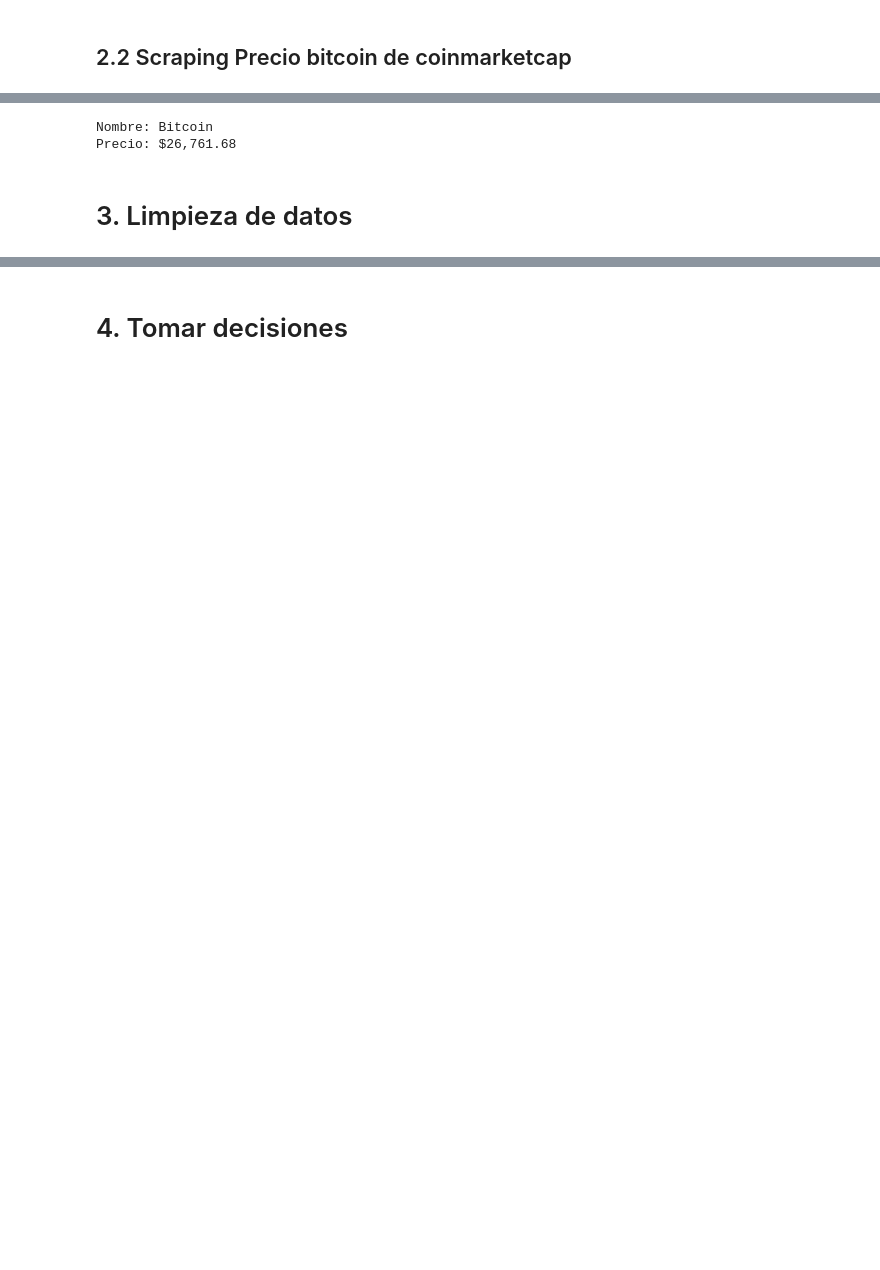
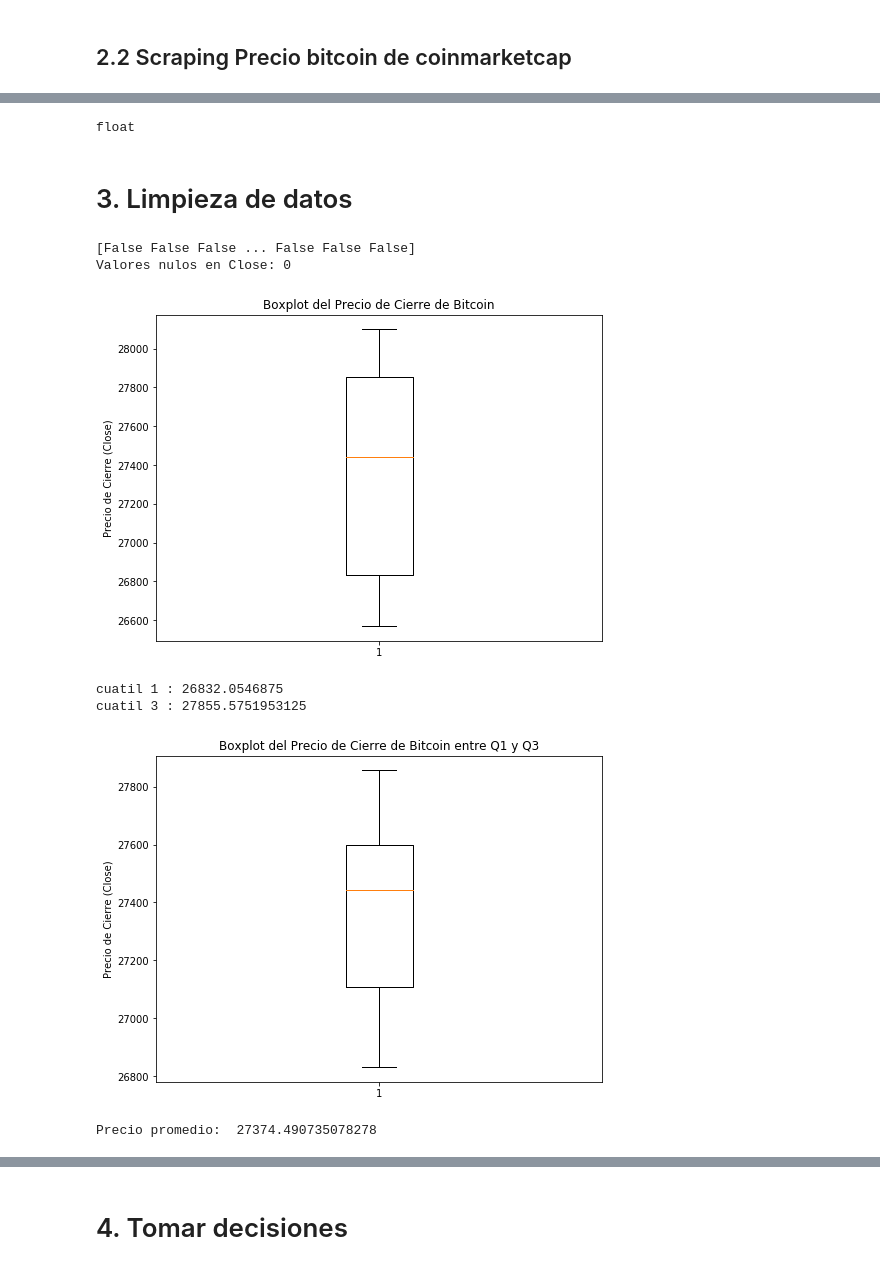
Before and after one commit to Danielvillarreal1/profe-alejo, a Jupyter notebook: robot-trading/training-bot.ipynb, the cells around one changed output, grey strips where cells are left out. Drawn from its saved outputs; the diff is of its cells as text; code cells hidden in the pictures; blank space fills up the shorter version.

```diff
--- a/robot-trading/training-bot.ipynb
+++ b/robot-trading/training-bot.ipynb
@@ -212,18 +207,7 @@ soup = BeautifulSoup(response.content, 'html.parser')
-# %%
-
-# Extraer el nombre de Bitcoin
-nombre = soup.find('p', class_='sc-4984dd93-0 kKpPOn').text
-
-# Extraer el precio de Bitcoin
-precio = soup.find('div', class_='sc-a0353bbc-0 gDrtaY').text
-#precio = soup.find('span').text
-
-# Imprimir el nombre y el precio
-print(f"Nombre: {nombre}")
-print(f"Precio: {precio}")
-# %% [output]
-Nombre: Bitcoin
-Precio: $26,761.68
+# %%
+type(precio_actual)
+# %% [output]
+float
 # %% [markdown]
 # 3. Limpieza de datos
 # %%
@@ -260 +248,60 @@ cuartil(Q3) del boxplot.
 Finalmente, calcula el precio promedio(Close) de esta selección y guárdala en la variable media_bitcoin.
+# %%
+def limpieza_datos():
+    global df_bitcoin, precio_actual, tendencia, media_bitcoin, algoritmo_decision
+    import numpy as np
+
+    df_bitcoin_limpio = df_bitcoin.copy()
+
+    # Identificar valores duplicados en el índice
+    valores_duplicados_en_indice = df_bitcoin_limpio.index.duplicated()
+    print(valores_duplicados_en_indice)
+
+    # Eliminar los valores duplicados en el índice
+    df_bitcoin_limpio = df_bitcoin_limpio[~df_bitcoin_limpio.index.duplicated(keep='first')]
+    #df_bitcoin_limpio = df_bitcoin_limpio.drop_duplicates(keep='first')
+
+    # verificar y ver los valores nulos en la columna
+    df_bitcoin_nulos = df_bitcoin_limpio['Close'].isnull().sum()
+    print("Valores nulos en Close:", df_bitcoin_nulos)
+    # Elimina valores nulos en la columna Close
+    df_bitcoin_limpio = df_bitcoin_limpio.dropna(subset=['Close'])
+
+
+    # Filtra los registros con Volumen mayor a 0
+    df_bitcoin_limpio = df_bitcoin_limpio[df_bitcoin_limpio['Volume'] > 0]
+
+    # crea un grafico de caja de la columna close
+    import matplotlib.pyplot as plt
+    plt.figure(figsize=(8, 6))
+    plt.boxplot(df_bitcoin_limpio['Close'], vert=True)
+    plt.ylabel('Precio de Cierre (Close)')
+    plt.title('Boxplot del Precio de Cierre de Bitcoin')
+    plt.show()
+
+    # Calcula los cuartiles Q1 y Q3
+    Q1 = df_bitcoin_limpio['Close'].quantile(0.25)
+    Q3 = df_bitcoin_limpio['Close'].quantile(0.75)
+    print("cuatil 1 :", Q1)
+    print("cuatil 3 :", Q3)
+    # Filtra para tener un precio de cierre entre Q1 y Q3
+    df_bitcoin_limpio = df_bitcoin_limpio[(df_bitcoin_limpio['Close'] >= Q1) & (df_bitcoin_limpio['Close'] <= Q3)]
+    # grafico el df con los valores entre q1 y q3
+    plt.figure(figsize=(8, 6))
+    plt.boxplot(df_bitcoin_limpio['Close'], vert=True)
+    plt.ylabel('Precio de Cierre (Close)')
+    plt.title('Boxplot del Precio de Cierre de Bitcoin entre Q1 y Q3')
+    plt.show()
+
+    # Calcula el precio promedio de la columna close
+    media_bitcoin = df_bitcoin_limpio['Close'].mean()
+    print("Precio promedio: ", media_bitcoin)
+limpieza_datos()
+# %% [output]
+[False False False ... False False False]
+Valores nulos en Close: 0
+[figure, added]
+cuatil 1 : 26832.0546875
+cuatil 3 : 27855.5751953125
+[figure, added]
+Precio promedio:  27374.490735078278
```
Also changed, not shown: parts of 39 cells of this notebook.
